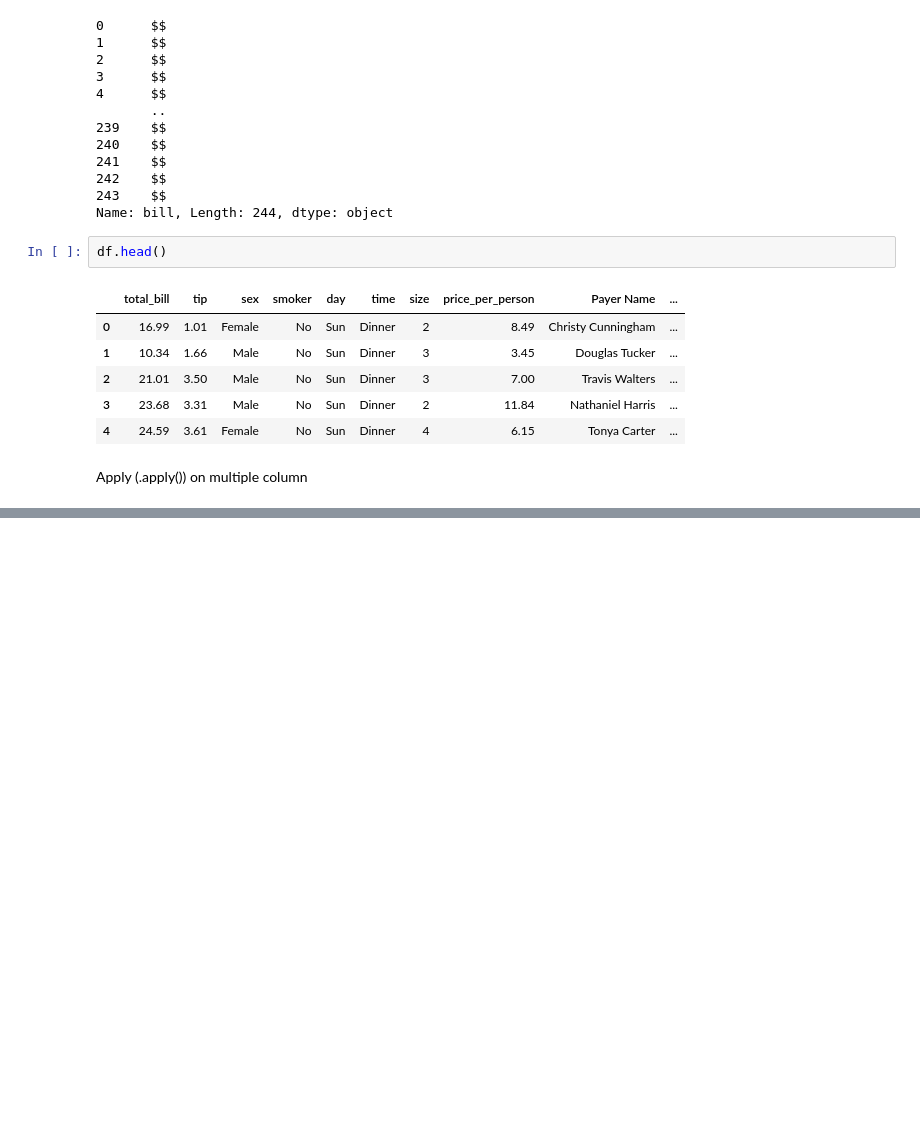
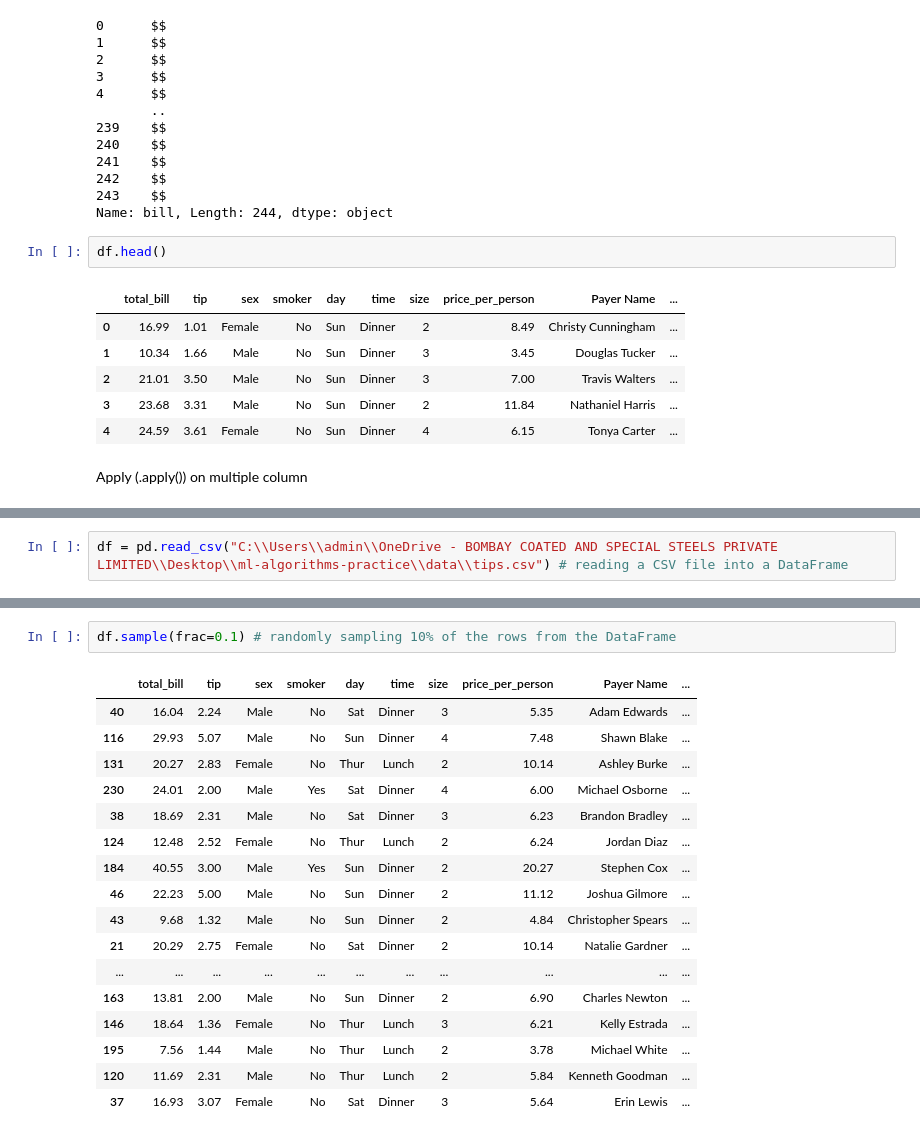
Before and after one commit to rahulgoraksha/ml-algorithms-practice, a Jupyter notebook: notebooks/pandas.ipynb, the cells around one changed output, grey strips where cells are left out. Cells and saved outputs as stored; diff of their text form; blank space fills up the shorter version.

```diff
--- a/notebooks/pandas.ipynb
+++ b/notebooks/pandas.ipynb
@@ -851,0 +940,2 @@ Apply (.apply()) on multiple column
+# %%
+df = pd.read_csv("C:\\Users\\admin\\OneDrive - BOMBAY COATED AND SPECIAL STEELS PRIVATE LIMITED\\Desktop\\ml-algorithms-practice\\data\\tips.csv") # reading a CSV file into a DataFrame
@@ -851,0 +1202,20 @@ Apply (.apply()) on multiple column
+# %%
+df.sample(frac=0.1) # randomly sampling 10% of the rows from the DataFrame
+# %% [output]
+|  | total_bill | tip | sex | smoker | day | time | size | price_per_person | Payer Name | ... |
+| 40 | 16.04 | 2.24 | Male | No | Sat | Dinner | 3 | 5.35 | Adam Edwards | ... |
+| 116 | 29.93 | 5.07 | Male | No | Sun | Dinner | 4 | 7.48 | Shawn Blake | ... |
+| 131 | 20.27 | 2.83 | Female | No | Thur | Lunch | 2 | 10.14 | Ashley Burke | ... |
+| 230 | 24.01 | 2.00 | Male | Yes | Sat | Dinner | 4 | 6.00 | Michael Osborne | ... |
+| 38 | 18.69 | 2.31 | Male | No | Sat | Dinner | 3 | 6.23 | Brandon Bradley | ... |
+| 124 | 12.48 | 2.52 | Female | No | Thur | Lunch | 2 | 6.24 | Jordan Diaz | ... |
+| 184 | 40.55 | 3.00 | Male | Yes | Sun | Dinner | 2 | 20.27 | Stephen Cox | ... |
+| 46 | 22.23 | 5.00 | Male | No | Sun | Dinner | 2 | 11.12 | Joshua Gilmore | ... |
+| 43 | 9.68 | 1.32 | Male | No | Sun | Dinner | 2 | 4.84 | Christopher Spears | ... |
+| 21 | 20.29 | 2.75 | Female | No | Sat | Dinner | 2 | 10.14 | Natalie Gardner | ... |
+| ... | ... | ... | ... | ... | ... | ... | ... | ... | ... | ... |
+| 163 | 13.81 | 2.00 | Male | No | Sun | Dinner | 2 | 6.90 | Charles Newton | ... |
+| 146 | 18.64 | 1.36 | Female | No | Thur | Lunch | 3 | 6.21 | Kelly Estrada | ... |
+| 195 | 7.56 | 1.44 | Male | No | Thur | Lunch | 2 | 3.78 | Michael White | ... |
+| 120 | 11.69 | 2.31 | Male | No | Thur | Lunch | 2 | 5.84 | Kenneth Goodman | ... |
+| 37 | 16.93 | 3.07 | Female | No | Sat | Dinner | 3 | 5.64 | Erin Lewis | ... |
```
Also changed, not shown: parts of 40 cells of this notebook, 1 other file.
